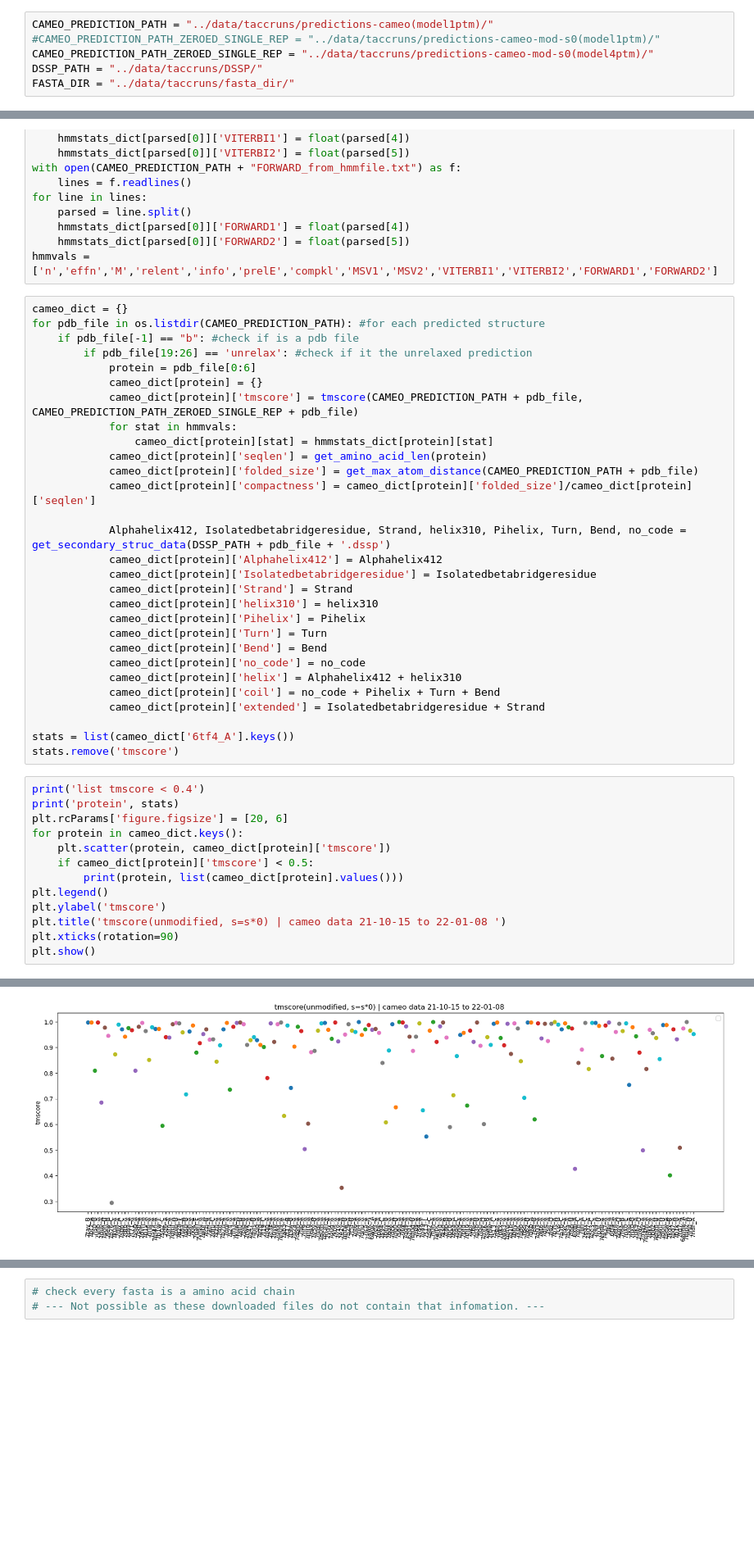
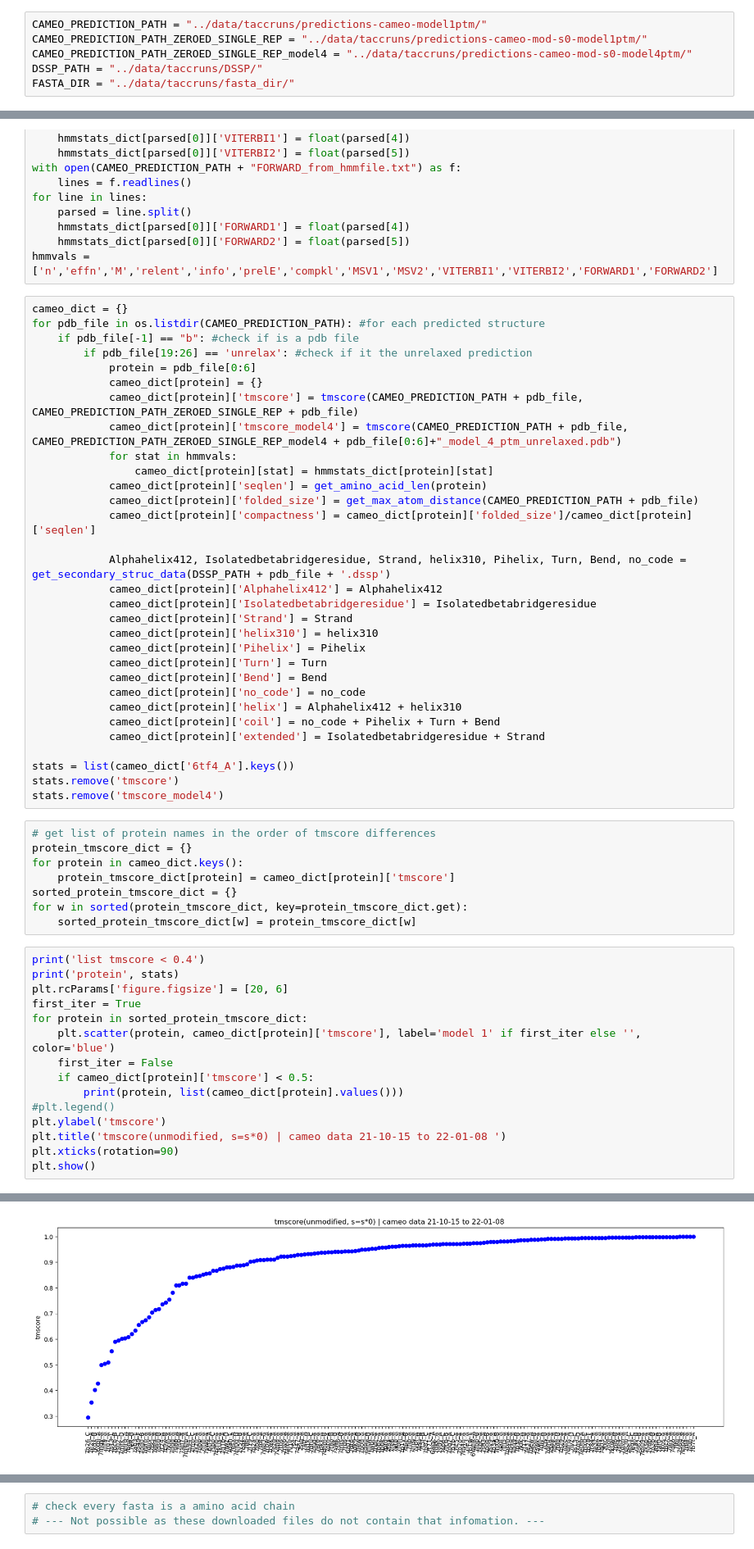
Before and after one commit to MichaelTrumbull/openfold-mt, a Jupyter notebook: personal-nbs/cameo_data_s0.ipynb, the cells around one changed output, grey strips where cells are left out. Shown at 82% size. Saved outputs shown, nothing was run; the diff lists cells and outputs as text; blank space fills up the shorter version.

Commit message:
plots

```diff
--- a/personal-nbs/cameo_data_s0.ipynb
+++ b/personal-nbs/cameo_data_s0.ipynb
@@ -9,9 +9,9 @@ from scipy.spatial import distance
 import py3Dmol
 from DSSPparser import parseDSSP
 # %%
-CAMEO_PREDICTION_PATH = "../data/taccruns/predictions-cameo(model1ptm)/"
-#CAMEO_PREDICTION_PATH_ZEROED_SINGLE_REP = "../data/taccruns/predictions-cameo-mod-s0(model1ptm)/"
-CAMEO_PREDICTION_PATH_ZEROED_SINGLE_REP = "../data/taccruns/predictions-cameo-mod-s0(model4ptm)/"
+CAMEO_PREDICTION_PATH = "../data/taccruns/predictions-cameo-model1ptm/"
+CAMEO_PREDICTION_PATH_ZEROED_SINGLE_REP = "../data/taccruns/predictions-cameo-mod-s0-model1ptm/"
+CAMEO_PREDICTION_PATH_ZEROED_SINGLE_REP_model4 = "../data/taccruns/predictions-cameo-mod-s0-model4ptm/"
 DSSP_PATH = "../data/taccruns/DSSP/"
 FASTA_DIR = "../data/taccruns/fasta_dir/"
 # %%
@@ -118,6 +118,7 @@ for pdb_file in os.listdir(CAMEO_PREDICTION_PATH): #for each predicted structure
             protein = pdb_file[0:6]
             cameo_dict[protein] = {}
             cameo_dict[protein]['tmscore'] = tmscore(CAMEO_PREDICTION_PATH + pdb_file, CAMEO_PREDICTION_PATH_ZEROED_SINGLE_REP + pdb_file)
+            cameo_dict[protein]['tmscore_model4'] = tmscore(CAMEO_PREDICTION_PATH + pdb_file, CAMEO_PREDICTION_PATH_ZEROED_SINGLE_REP_model4 + pdb_file[0:6]+"_model_4_ptm_unrelaxed.pdb")
             for stat in hmmvals:
                 cameo_dict[protein][stat] = hmmstats_dict[protein][stat]
             cameo_dict[protein]['seqlen'] = get_amino_acid_len(protein)
@@ -139,15 +140,26 @@ for pdb_file in os.listdir(CAMEO_PREDICTION_PATH): #for each predicted structure
 
 stats = list(cameo_dict['6tf4_A'].keys())
 stats.remove('tmscore')
+stats.remove('tmscore_model4')
+# %%
+# get list of protein names in the order of tmscore differences
+protein_tmscore_dict = {}
+for protein in cameo_dict.keys():
+    protein_tmscore_dict[protein] = cameo_dict[protein]['tmscore']
+sorted_protein_tmscore_dict = {}
+for w in sorted(protein_tmscore_dict, key=protein_tmscore_dict.get):
+    sorted_protein_tmscore_dict[w] = protein_tmscore_dict[w]
 # %%
 print('list tmscore < 0.4')
 print('protein', stats)
 plt.rcParams['figure.figsize'] = [20, 6]
-for protein in cameo_dict.keys():
-    plt.scatter(protein, cameo_dict[protein]['tmscore'])
+first_iter = True
+for protein in sorted_protein_tmscore_dict:
+    plt.scatter(protein, cameo_dict[protein]['tmscore'], label='model 1' if first_iter else '', color='blue')
+    first_iter = False
     if cameo_dict[protein]['tmscore'] < 0.5:
         print(protein, list(cameo_dict[protein].values()))
-plt.legend()
+#plt.legend()
 plt.ylabel('tmscore')
 plt.title('tmscore(unmodified, s=s*0) | cameo data 21-10-15 to 22-01-08 ')
 plt.xticks(rotation=90)
@@ -163 +174 @@ protein ['n', 'effn', 'M', 'relent', 'info', 'prelE', 'compkl', 'MSV1', 'MSV2',
-[figure, old version]
+[figure, new version]
```
Also changed, not shown: parts of 17 cells of this notebook.
